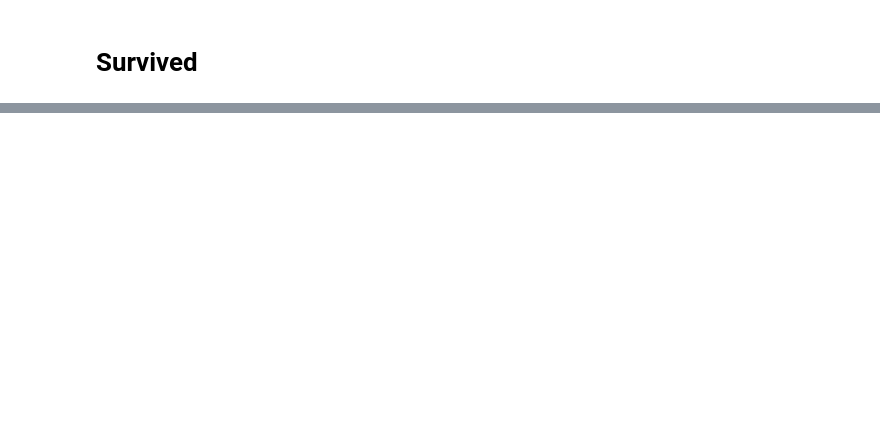
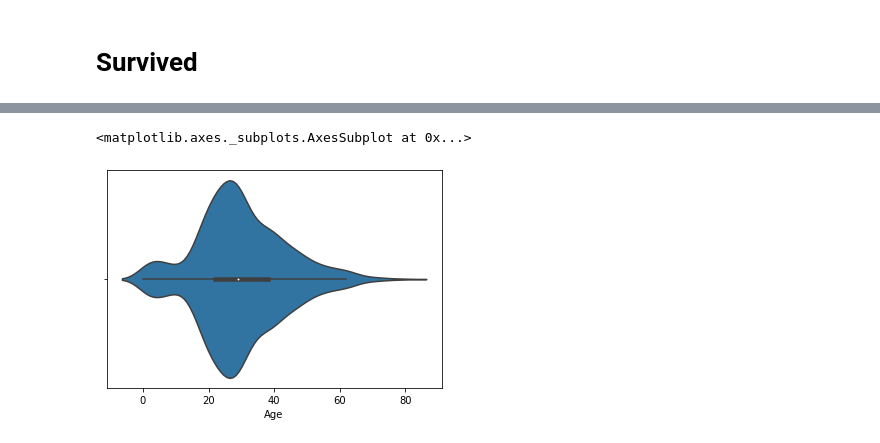
Before and after one commit to GustavoFortti/Titanic-predict-Kaggle, a Jupyter notebook: V1 - Titanic.ipynb, the cells around one changed output, grey strips where cells are left out. Saved outputs shown, nothing was run; the diff lists cells and outputs as text; code cells hidden in the pictures; blank space fills up the shorter version.

```diff
--- a/V1 - Titanic.ipynb
+++ b/V1 - Titanic.ipynb
@@ -264,0 +373,5 @@ df_4.Age.describe()
+# %%
+sns.violinplot(df_4.Age)
+# %% [output]
+<matplotlib.axes._subplots.AxesSubplot at 0x...>
+[figure, added]
```
Also changed, not shown: parts of 35 cells of this notebook.
